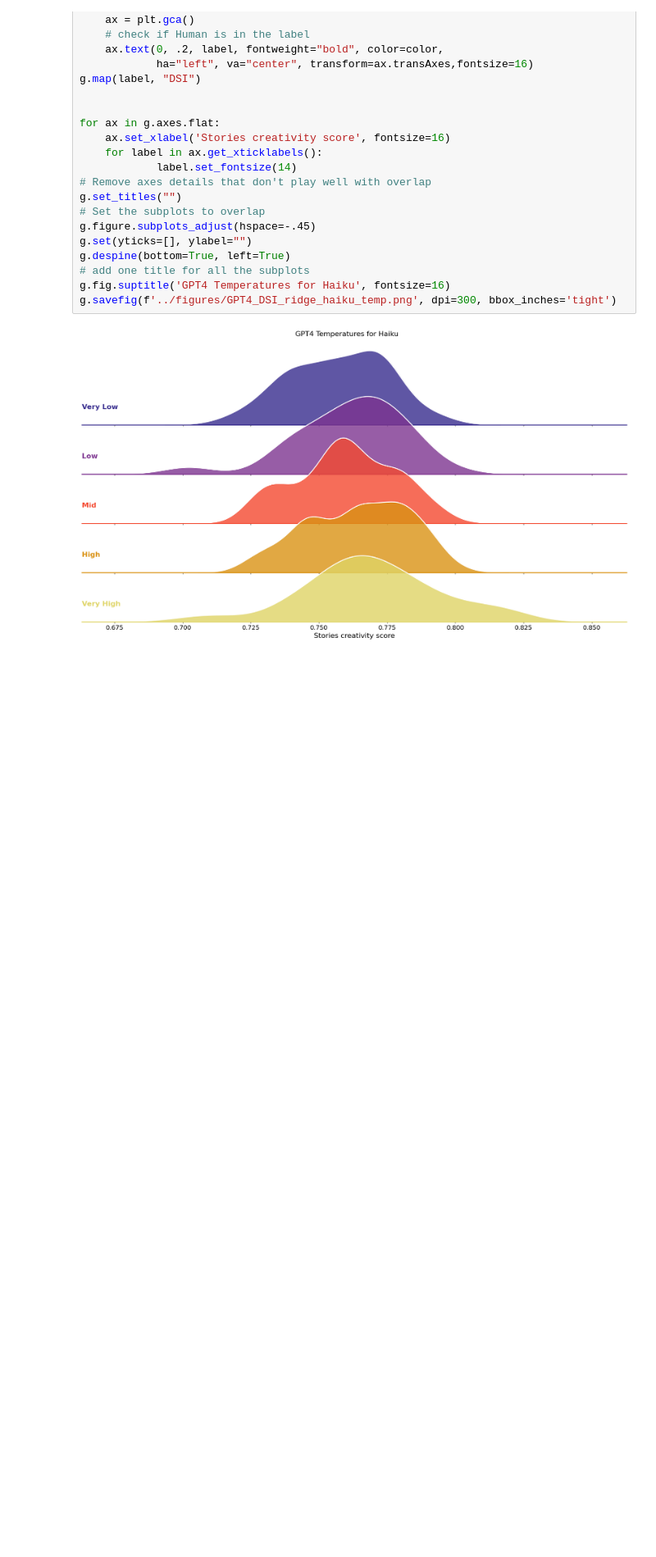
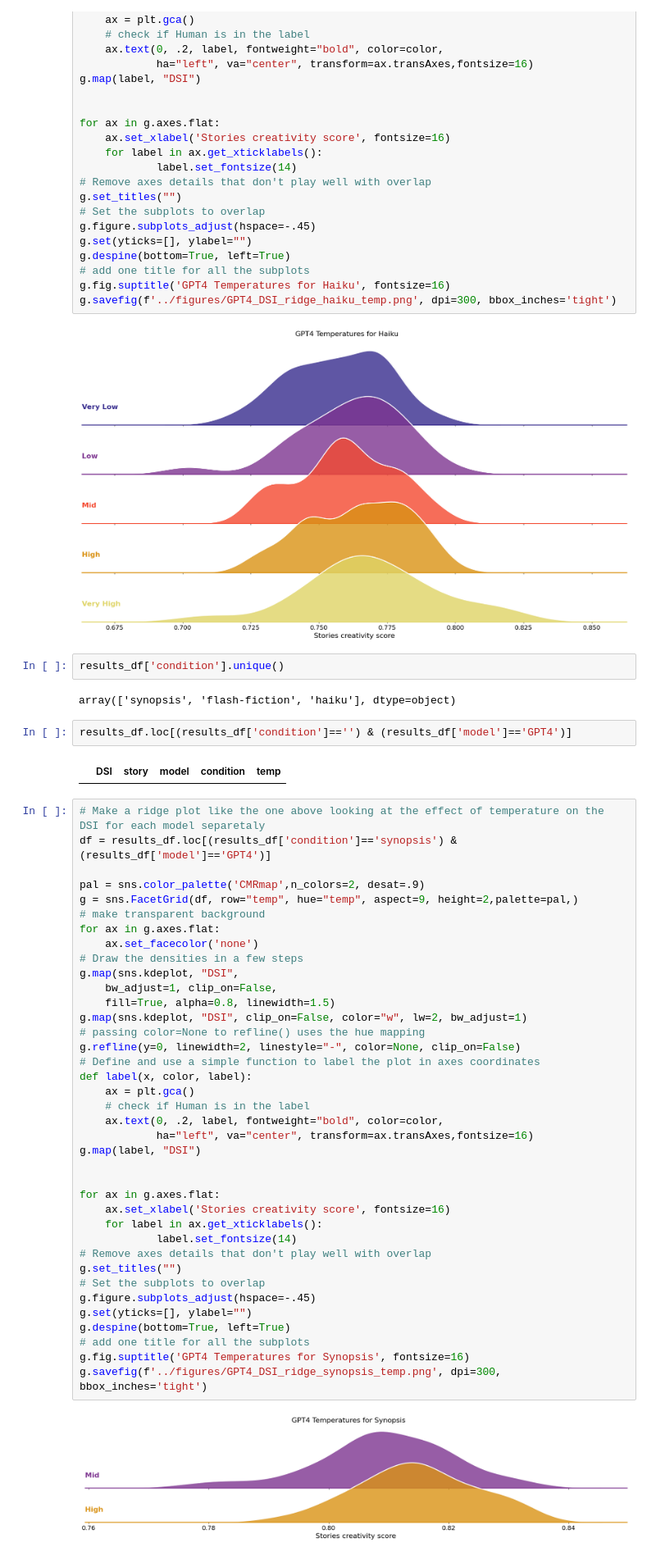
Before and after one commit to AntoineBellemare/DAT_GPT, a Jupyter notebook: notebook/dsi_visualization.ipynb, the cells around one changed output. Shown at 82% size. Drawn from its saved outputs; the diff is of its cells as text; blank space fills up the shorter version.

Commit message:
missing synopsis

```diff
--- a/notebook/dsi_visualization.ipynb
+++ b/notebook/dsi_visualization.ipynb
@@ -293,3 +290,51 @@ g.fig.suptitle('GPT4 Temperatures for Haiku', fontsize=16)
 g.savefig(f'../figures/GPT4_DSI_ridge_haiku_temp.png', dpi=300, bbox_inches='tight')
 # %% [output]
 [figure]
+# %%
+results_df['condition'].unique()
+# %% [output]
+array(['synopsis', 'flash-fiction', 'haiku'], dtype=object)
+# %%
+results_df.loc[(results_df['condition']=='') & (results_df['model']=='GPT4')]
+# %% [output]
+|  | DSI | story | model | condition | temp |
+# %%
+# Make a ridge plot like the one above looking at the effect of temperature on the DSI for each model separetaly
+df = results_df.loc[(results_df['condition']=='synopsis') & (results_df['model']=='GPT4')]
+
+pal = sns.color_palette('CMRmap',n_colors=2, desat=.9)
+g = sns.FacetGrid(df, row="temp", hue="temp", aspect=9, height=2,palette=pal,)
+# make transparent background
+for ax in g.axes.flat:
+    ax.set_facecolor('none')
+# Draw the densities in a few steps
+g.map(sns.kdeplot, "DSI",
+    bw_adjust=1, clip_on=False,
+    fill=True, alpha=0.8, linewidth=1.5)
+g.map(sns.kdeplot, "DSI", clip_on=False, color="w", lw=2, bw_adjust=1)
+# passing color=None to refline() uses the hue mapping
+g.refline(y=0, linewidth=2, linestyle="-", color=None, clip_on=False)
+# Define and use a simple function to label the plot in axes coordinates
+def label(x, color, label):
+    ax = plt.gca()
+    # check if Human is in the label
+    ax.text(0, .2, label, fontweight="bold", color=color,
+            ha="left", va="center", transform=ax.transAxes,fontsize=16)
+g.map(label, "DSI")
+
+
+for ax in g.axes.flat:
+    ax.set_xlabel('Stories creativity score', fontsize=16)
+    for label in ax.get_xticklabels():
+            label.set_fontsize(14)
+# Remove axes details that don't play well with overlap
+g.set_titles("")
+# Set the subplots to overlap
+g.figure.subplots_adjust(hspace=-.45)
+g.set(yticks=[], ylabel="")
+g.despine(bottom=True, left=True)
+# add one title for all the subplots
+g.fig.suptitle('GPT4 Temperatures for Synopsis', fontsize=16)
+g.savefig(f'../figures/GPT4_DSI_ridge_synopsis_temp.png', dpi=300, bbox_inches='tight')
+# %% [output]
+[figure, added]
```
Also changed, not shown: parts of 2 cells of this notebook.
